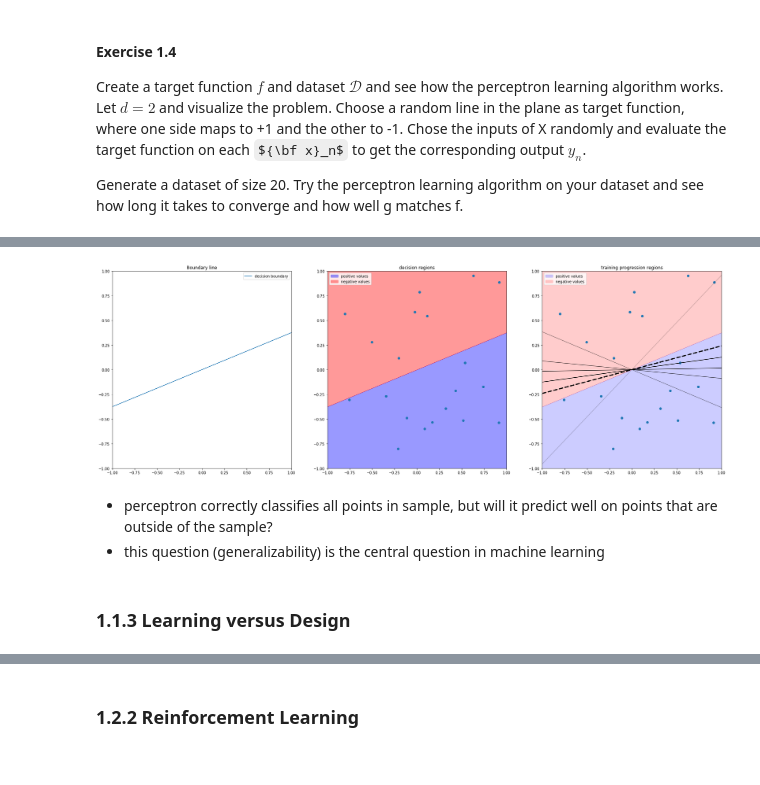
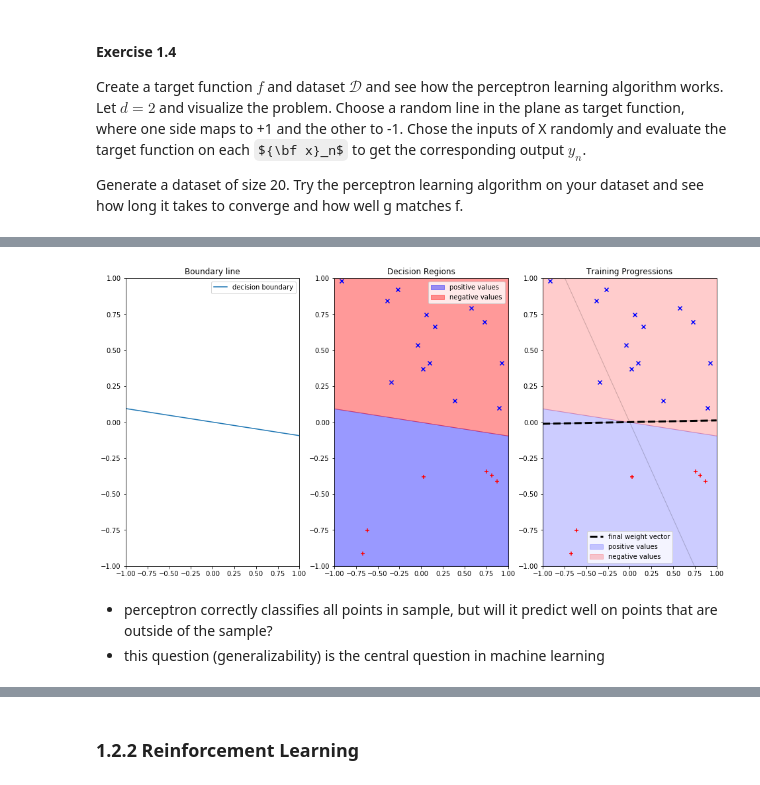
Before and after one commit to tewindavis/LearningFromData, a Jupyter notebook: Chapter1.ipynb, the cells around one changed output, grey strips where cells are left out. Cells and saved outputs as stored; diff of their text form; code cells hidden in the pictures; some formulas as TeX source.

```diff
--- a/Chapter1.ipynb
+++ b/Chapter1.ipynb
@@ -164,65 +164,84 @@ Generate a dataset of size 20.  Try the perceptron learning algorithm on your da
 import numpy as np
 import matplotlib.pyplot as plt
 
-# create figure
-fig, axs = plt.subplots(1, 3, figsize = (30, 10) )
+# create sign function to map boolean to {-1, 1}
+sgn = lambda x: (x > 0) * 2 - 1
 
 # create random f (function)
 w = np.random.rand(2)*2 - 1
 print("w = ",w)
 
+# x1 linspace
+linsp1 = np.linspace(-1,1,500)
+
+# x2 linspace
+linsp2 = w[0]*linsp1 / -w[1] # because on our line, 0 = w[0]*x[0] + w[1]*x[1]
+
+# create figure
+fig, axs = plt.subplots(1, 3, figsize = (16, 8) )
+
 # create boundary line and plot
-x1 = np.linspace(-1, 1, 500)
-x2 = w[0]*x1 / w[1]
 axs[0].set_title("Boundary line")
 axs[0].set_xlim(left=-1, right= 1)
 axs[0].set_ylim(-1, 1)
-axs[0].plot( x1, x2, label='decision boundary' )
+axs[0].plot( linsp1, linsp2, label='decision boundary' )
 axs[0].legend()
 
 # plot 2: plot regions
-ones = np.ones(20)
 fill_1_1 = (sum(w) > 0 )*2 - 1
-axs[1].fill_between( x1, x2, fill_1_1, label='positive values', alpha=0.4, color='b')
-axs[1].fill_between( x1, x2, -fill_1_1, label='negative values', alpha=0.4, color='r')
-axs[1].set_title("decision regions")
+axs[1].fill_between( linsp1, linsp2, fill_1_1, label='positive values', alpha=0.4, color='b')
+axs[1].fill_between( linsp1, linsp2, -fill_1_1, label='negative values', alpha=0.4, color='r')
+axs[1].set_title("Decision Regions")
 axs[1].set_xlim(left=-1, right= 1)
 axs[1].set_ylim(-1, 1)
 axs[1].legend()
 
+# generate random x values and corresponding true y's
 x = np.array( [np.random.rand(20) * 2 - 1.0, np.random.rand(20) * 2 - 1.0] )
-axs[1].scatter( x[0], x[1])
+true_y = sgn(w.dot(x))
 
-
+axs[1].scatter( x[0][true_y==1], x[1][true_y==1], color='r', marker='+')
+axs[1].scatter( x[0][true_y==-1], x[1][true_y==-1], color='b', marker='x')
 
 # plot 3: show progress of perceptron learning algorithm
-axs[2].fill_between( x1, x2, fill_1_1, label='positive values', alpha=0.2, color='b')
-axs[2].fill_between( x1, x2, -fill_1_1, label='negative values', alpha=0.2, color='r')
-axs[2].set_title("training progression regions")
+## a. fill in lines and regions as in chart 2
+axs[2].fill_between( linsp1, linsp2, fill_1_1, label='positive values', alpha=0.2, color='b')
+axs[2].fill_between( linsp1, linsp2, -fill_1_1, label='negative values', alpha=0.2, color='r')
+axs[2].set_title("Training Progressions")
 axs[2].set_xlim(left=-1, right= 1)
 axs[2].set_ylim(-1, 1)
 axs[2].legend()
-axs[2].scatter( x[0], x[1])
 
-# pick random g
-linsp1 = np.linspace(-1,1,500)
+# pick random gw for initialization (this is our hypothesis)
 gw = np.random.rand(2)*2 - 1
-true_y = w.dot(x)
-# deploy training algorithm until fit
+
+# plot sample data points
+axs[2].scatter( x[0][true_y==1], x[1][true_y==1], color='r', marker='+')
+axs[2].scatter( x[0][true_y==-1], x[1][true_y==-1], color='b', marker='x')
+
+# deploy training algorithm until no misclassification errors
 misclass = True
-count=0
+count = 0 # for controlling line opacity
+
+# loop until no misclassifications
 while misclass:
     count += 1
-    axs[2].plot(linsp1, gw[0] *linsp1 / gw[1], alpha=0.2*count, color="black" )
+
+    # plot current line
+    axs[2].plot(linsp1, gw[0]*linsp1 / -gw[1], alpha=0.2*count, color="black", linewidth=1 )
 
     misclass = False
     for i in range(x.shape[1]):
-        if ( w.dot( x[:,i]) > 0 ) != (gw.dot( x[:,i] ) > 0):
+        # if misclassification is found, then update gw, break, and check and update again
+        if ( true_y[i] ) != sgn(gw.dot( x[:,i] ) > 0):
             misclass = True
-            print( "g:",gw, "y:",true_y[i], "x:",x[:,i])
+            print( f"g:{gw}\ty:{true_y[i]}\tx:{x[:,i]}")
             gw = gw + true_y[i] * x[:,i]
+            break
 
-axs[2].plot(linsp1, gw[0] *linsp1 / gw[1], alpha=1, color='black', linestyle='--', linewidth=3 )
+print( f"g:{gw}\ty:{true_y[i]}\tx:{x[:,i]}")
 
+axs[2].plot(linsp1, gw[0] *linsp1 / -gw[1], alpha=1, color='black', linestyle='--', linewidth=3, label='final weight vector' )
+axs[2].legend()
 plt.show()
 # %% [output]
@@ -242,6 +251,4 @@ g: [-0.0590644  -0.47010192] y: -0.0693550879378702 x: [ 0.73948128 -0.17113959]
-[figure, old version]
+[figure, new version]
 # %% [markdown]
 * perceptron correctly classifies all points in sample, but will it predict well on points that are outside of the sample?
 * this question (generalizability) is the central question in machine learning
-# %% [markdown]
-### 1.1.3 Learning versus Design
```
Also changed, not shown: parts of 7 cells of this notebook.
